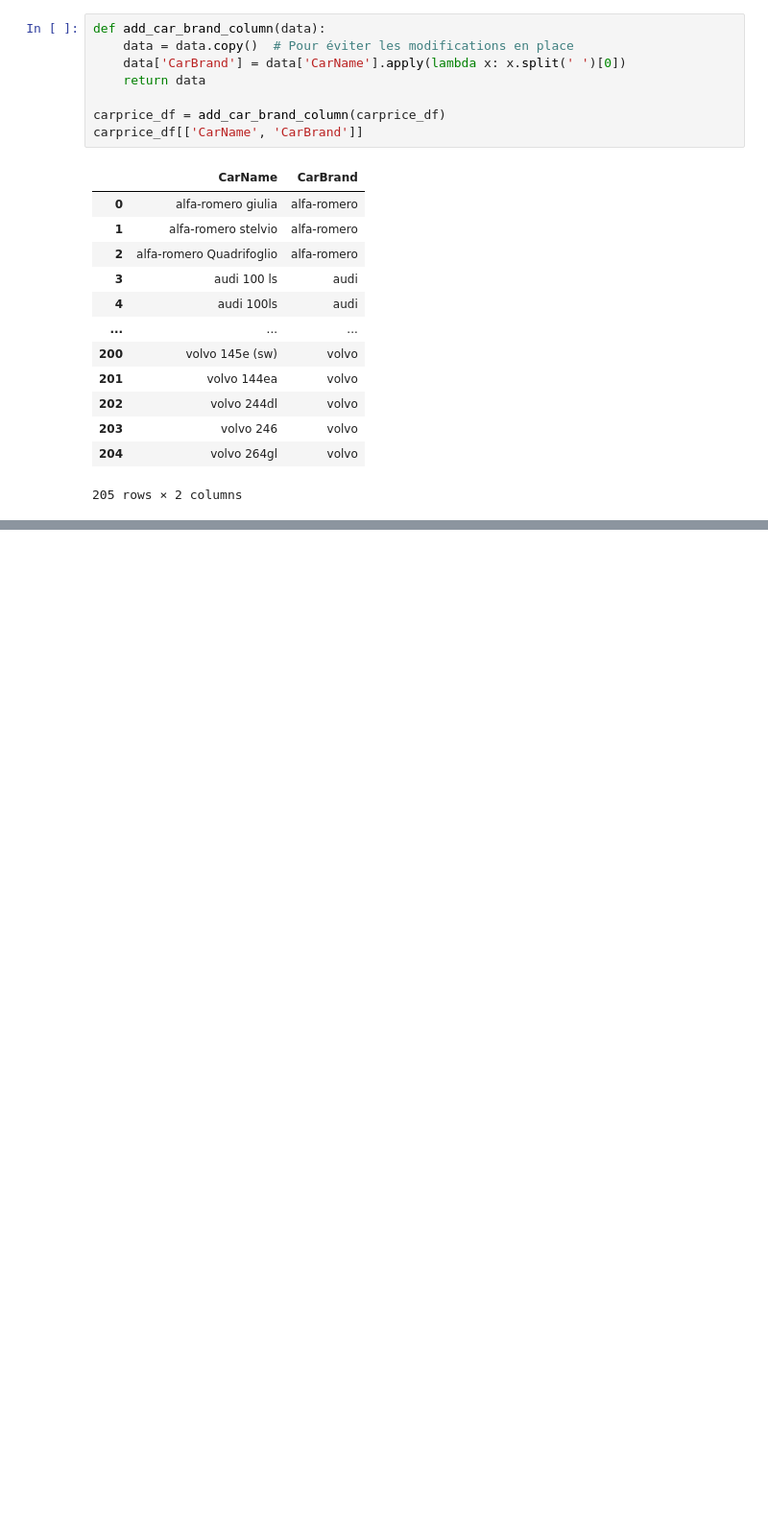
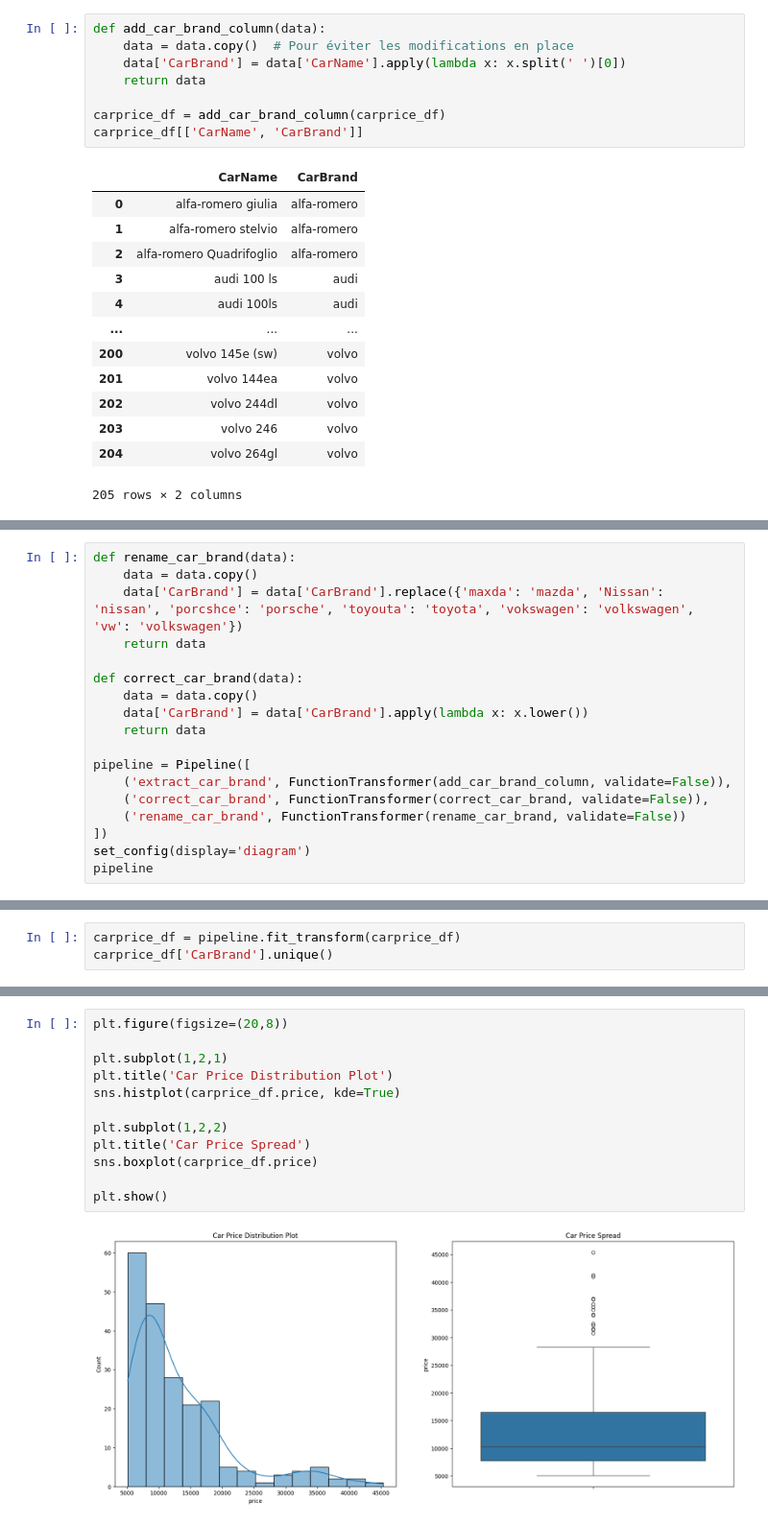
Before and after one commit to logan974/DataCupChallengeLoganFork, a Jupyter notebook: MasterClass_3/Cours3.ipynb, the cells around one changed output, grey strips where cells are left out. Shown at 96% size. Drawn from its saved outputs; the diff is of its cells as text; blank space fills up the shorter version.

```diff
--- a/MasterClass_3/Cours3.ipynb
+++ b/MasterClass_3/Cours3.ipynb
@@ -441,0 +587,18 @@ carprice_df[['CarName', 'CarBrand']]
+# %%
+def rename_car_brand(data):
+    data = data.copy()
+    data['CarBrand'] = data['CarBrand'].replace({'maxda': 'mazda', 'Nissan': 'nissan', 'porcshce': 'porsche', 'toyouta': 'toyota', 'vokswagen': 'volkswagen', 'vw': 'volkswagen'})
+    return data
+
+def correct_car_brand(data):
+    data = data.copy()
+    data['CarBrand'] = data['CarBrand'].apply(lambda x: x.lower())
+    return data
+
+pipeline = Pipeline([
+    ('extract_car_brand', FunctionTransformer(add_car_brand_column, validate=False)),
+    ('correct_car_brand', FunctionTransformer(correct_car_brand, validate=False)),
+    ('rename_car_brand', FunctionTransformer(rename_car_brand, validate=False))
+])
+set_config(display='diagram')
+pipeline
@@ -441,0 +612,3 @@ carprice_df[['CarName', 'CarBrand']]
+# %%
+carprice_df = pipeline.fit_transform(carprice_df)
+carprice_df['CarBrand'].unique()
@@ -441,0 +640,14 @@ carprice_df[['CarName', 'CarBrand']]
+# %%
+plt.figure(figsize=(20,8))
+
+plt.subplot(1,2,1)
+plt.title('Car Price Distribution Plot')
+sns.histplot(carprice_df.price, kde=True)
+
+plt.subplot(1,2,2)
+plt.title('Car Price Spread')
+sns.boxplot(carprice_df.price)
+
+plt.show()
+# %% [output]
+[figure, added]
```
Also changed, not shown: parts of 22 cells of this notebook, 1 other file.
